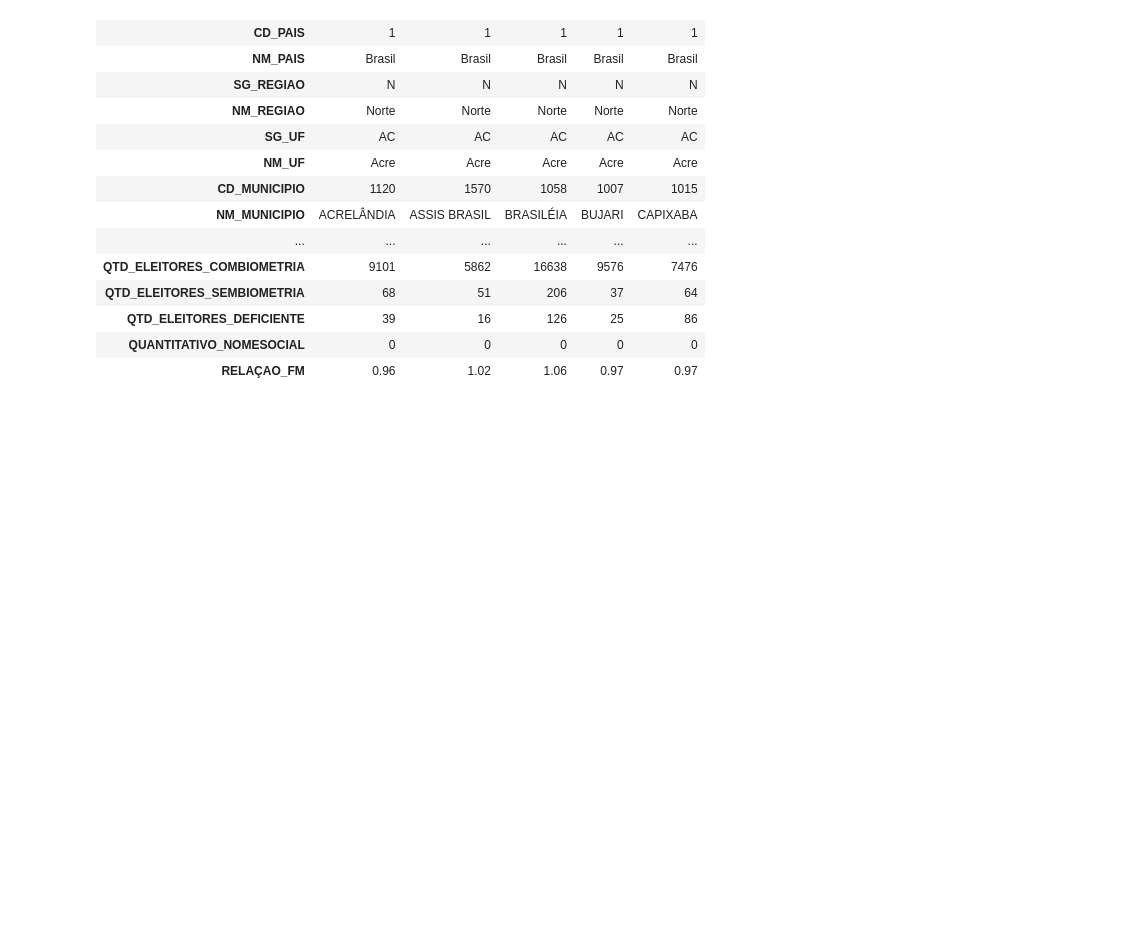
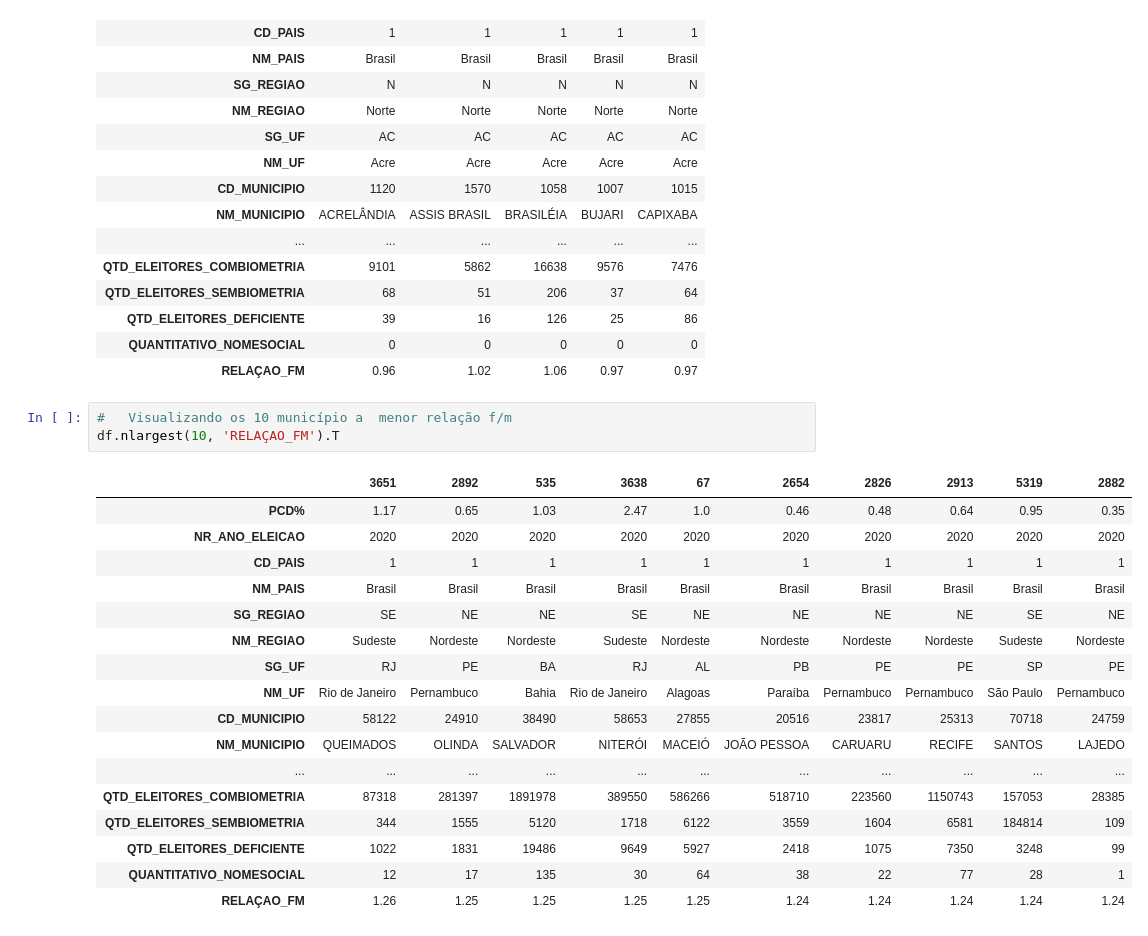
Before and after one commit to kauebr/Eleitorais, a Jupyter notebook: Eleitorado Município 2020/Eleitores_Municipios.ipynb, the cells around one changed output. Drawn from its saved outputs; the diff is of its cells as text; blank space fills up the shorter version.

```diff
--- a/Eleitorado Município 2020/Eleitores_Municipios.ipynb
+++ b/Eleitorado Município 2020/Eleitores_Municipios.ipynb
@@ -240,3 +240,24 @@ df.head(5).T
 | QTD_ELEITORES_DEFICIENTE | 39 | 16 | 126 | 25 | 86 |
 | QUANTITATIVO_NOMESOCIAL | 0 | 0 | 0 | 0 | 0 |
 | RELAÇAO_FM | 0.96 | 1.02 | 1.06 | 0.97 | 0.97 |
+# %%
+#   Visualizando os 10 município a  menor relação f/m
+df.nlargest(10, 'RELAÇAO_FM').T
+# %% [output]
+|  | 3651 | 2892 | 535 | 3638 | 67 | 2654 | 2826 | 2913 | 5319 | 2882 |
+| PCD% | 1.17 | 0.65 | 1.03 | 2.47 | 1.0 | 0.46 | 0.48 | 0.64 | 0.95 | 0.35 |
+| NR_ANO_ELEICAO | 2020 | 2020 | 2020 | 2020 | 2020 | 2020 | 2020 | 2020 | 2020 | 2020 |
+| CD_PAIS | 1 | 1 | 1 | 1 | 1 | 1 | 1 | 1 | 1 | 1 |
+| NM_PAIS | Brasil | Brasil | Brasil | Brasil | Brasil | Brasil | Brasil | Brasil | Brasil | Brasil |
+| SG_REGIAO | SE | NE | NE | SE | NE | NE | NE | NE | SE | NE |
+| NM_REGIAO | Sudeste | Nordeste | Nordeste | Sudeste | Nordeste | Nordeste | Nordeste | Nordeste | Sudeste | Nordeste |
+| SG_UF | RJ | PE | BA | RJ | AL | PB | PE | PE | SP | PE |
+| NM_UF | Rio de Janeiro | Pernambuco | Bahia | Rio de Janeiro | Alagoas | Paraíba | Pernambuco | Pernambuco | São Paulo | Pernambuco |
+| CD_MUNICIPIO | 58122 | 24910 | 38490 | 58653 | 27855 | 20516 | 23817 | 25313 | 70718 | 24759 |
+| NM_MUNICIPIO | QUEIMADOS | OLINDA | SALVADOR | NITERÓI | MACEIÓ | JOÃO PESSOA | CARUARU | RECIFE | SANTOS | LAJEDO |
+| ... | ... | ... | ... | ... | ... | ... | ... | ... | ... | ... |
+| QTD_ELEITORES_COMBIOMETRIA | 87318 | 281397 | 1891978 | 389550 | 586266 | 518710 | 223560 | 1150743 | 157053 | 28385 |
+| QTD_ELEITORES_SEMBIOMETRIA | 344 | 1555 | 5120 | 1718 | 6122 | 3559 | 1604 | 6581 | 184814 | 109 |
+| QTD_ELEITORES_DEFICIENTE | 1022 | 1831 | 19486 | 9649 | 5927 | 2418 | 1075 | 7350 | 3248 | 99 |
+| QUANTITATIVO_NOMESOCIAL | 12 | 17 | 135 | 30 | 64 | 38 | 22 | 77 | 28 | 1 |
+| RELAÇAO_FM | 1.26 | 1.25 | 1.25 | 1.25 | 1.25 | 1.24 | 1.24 | 1.24 | 1.24 | 1.24 |
```
Also changed, not shown: parts of 1 cell of this notebook.
